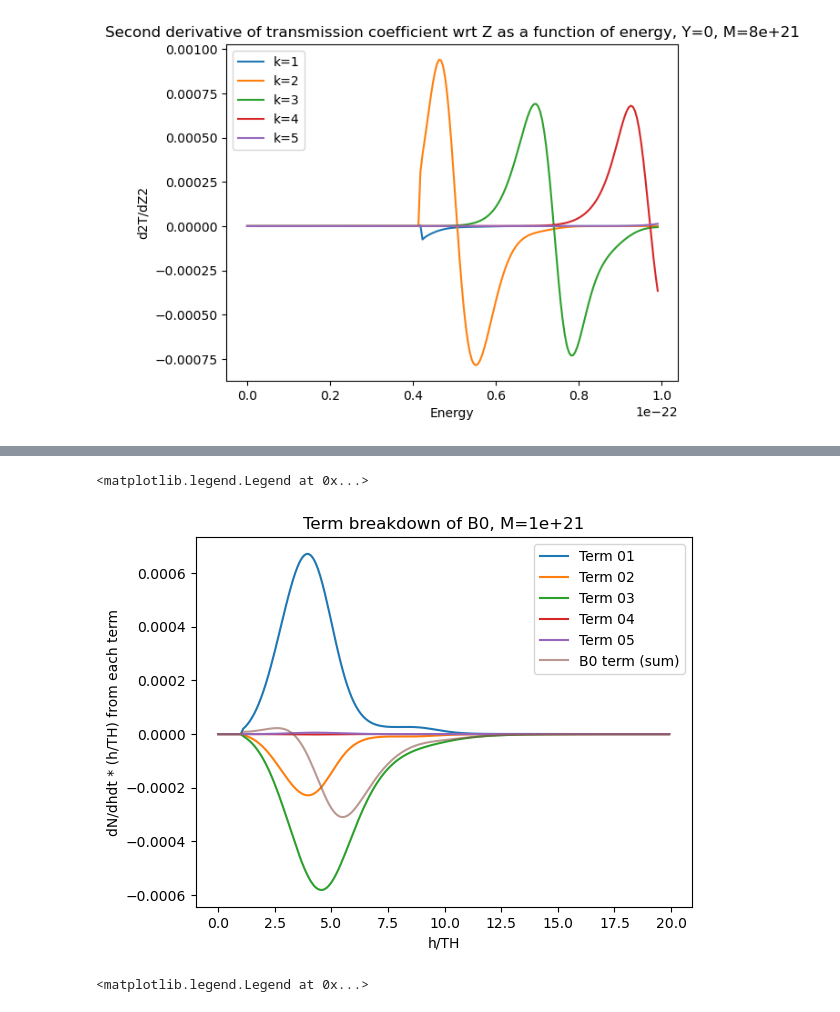
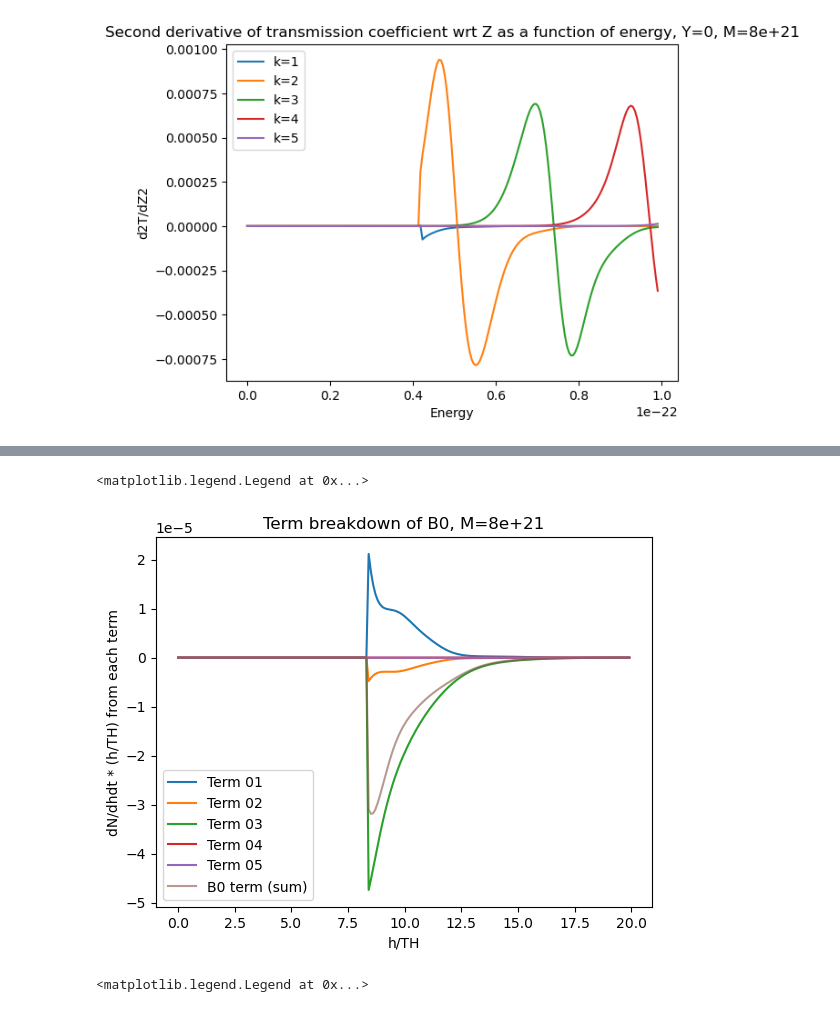
Before and after one commit to hirata10/PrimordialBlackHole, a Jupyter notebook: Transmission/transmission.ipynb, the cells around one changed output, grey strips where cells are left out. Saved outputs shown, nothing was run; the diff lists cells and outputs as text; code cells hidden in the pictures.

```diff
--- a/Transmission/transmission.ipynb
+++ b/Transmission/transmission.ipynb
@@ -1101,0 +1201,28 @@ plt.legend(["B0 term","B1 term","B0+B1"])
+# %%
+#Plot setup
+m=8e21
+
+if m==1e21:
+    mi=0
+elif m==2e21:
+    mi=1
+elif m==4e21:
+    mi=2
+elif m==8e21:
+    mi=3
+else:
+    print("m out of range")
+    mi=4
+
+hlist=harray[mi]
+b1=b1array[mi]
+tu=tuarray[mi]
+
+#Plotting
+plt.plot(hlist*(8*np.pi*m),b1*hlist*(8*np.pi*m))
+plt.plot(hlist*(8*np.pi*m),tu*hlist*(8*np.pi*m)*np.pi*alpha)
+plt.axvline(x=mu*(8*np.pi*m),color="lightgray",alpha=0.4)
+plt.xlabel("h/TH")
+plt.ylabel("dN/dhdt * (h/TH) from each term")
+plt.title("Spectra of scaled unperturbed term and B1 term, M="+str(m))
+plt.legend(["B1 term",r"Unperturbed$\times \pi \alpha$"])
@@ -1102,6 +1232,6 @@ plt.legend(["B0 term","B1 term","B0+B1"])
 # %%
 #Plot setup
-m=1e21
+m=8e21
 
 if m==1e21:
     mi=0
@@ -1111,34 +1241,34 @@ elif m==4e21:
     mi=2
 elif m==8e21:
     mi=3
 else:
     print("m out of range")
     mi=4
 
 hlist=harray[mi]
 b0=b0array[mi]
 t01=t01array[mi]
 t02=t02array[mi]
 t03=t03array[mi]
 t04=t04array[mi]
 t05=t05array[mi]
 
 #Plotting
 plt.plot(hlist*(8*np.pi*m),t01*hlist*(8*np.pi*m))
 plt.plot(hlist*(8*np.pi*m),t02*hlist*(8*np.pi*m))
 plt.plot(hlist*(8*np.pi*m),t03*hlist*(8*np.pi*m))
 plt.plot(hlist*(8*np.pi*m),t04*hlist*(8*np.pi*m))
 plt.plot(hlist*(8*np.pi*m),t05*hlist*(8*np.pi*m))
 plt.plot(hlist*(8*np.pi*m),b0*hlist*(8*np.pi*m),alpha=0.6)
 plt.xlabel("h/TH")
 plt.ylabel("dN/dhdt * (h/TH) from each term")
 plt.title("Term breakdown of B0, M="+str(m))
 plt.legend(["Term 01","Term 02","Term 03","Term 04","Term 05","B0 term (sum)"
            ])
 #plt.xlim(8,10)
 # %% [output]
 <matplotlib.legend.Legend at 0x...>
-[figure, old version]
+[figure, new version]
 # %%
 #Plot setup
 m=8e21
```
Also changed, not shown: parts of 12 cells of this notebook.
